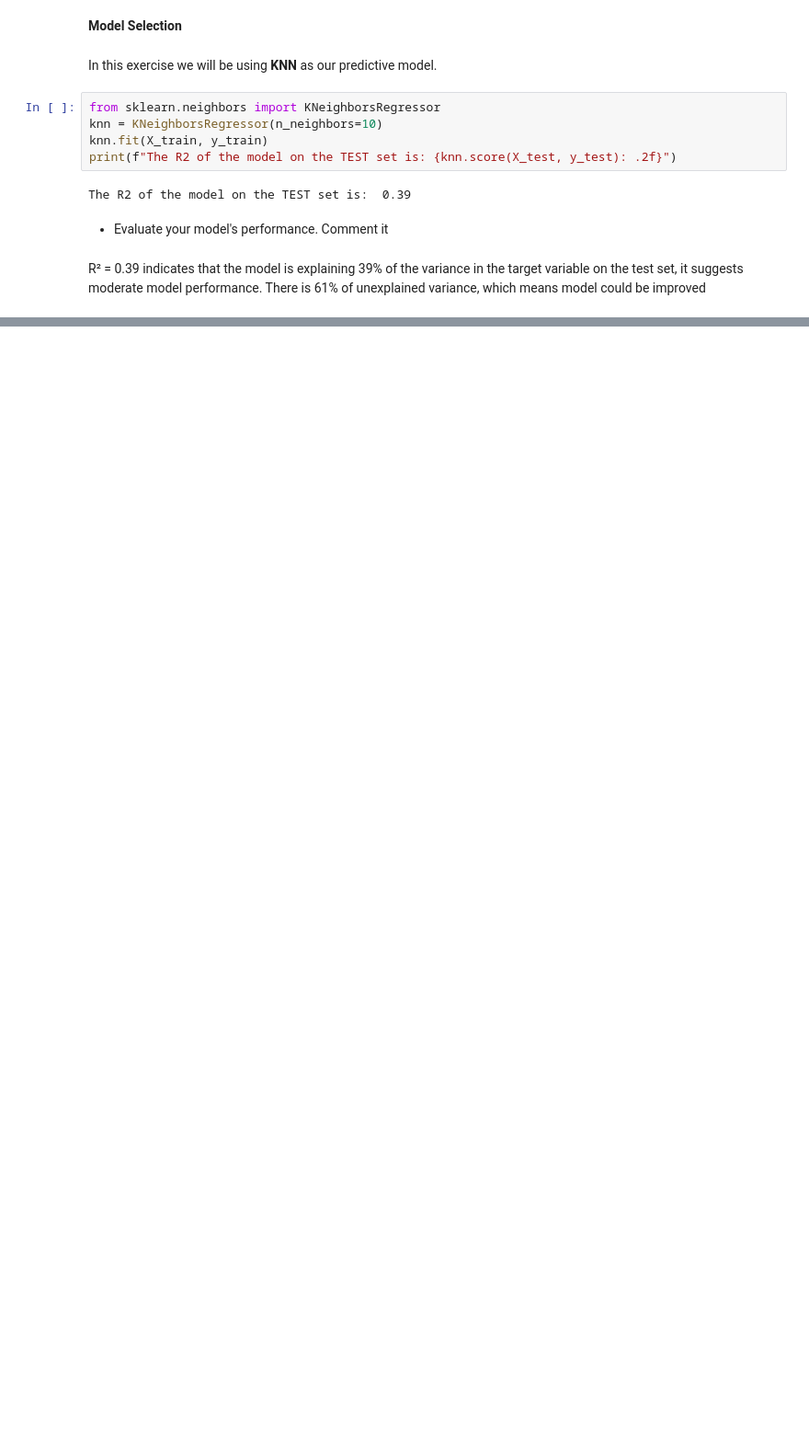
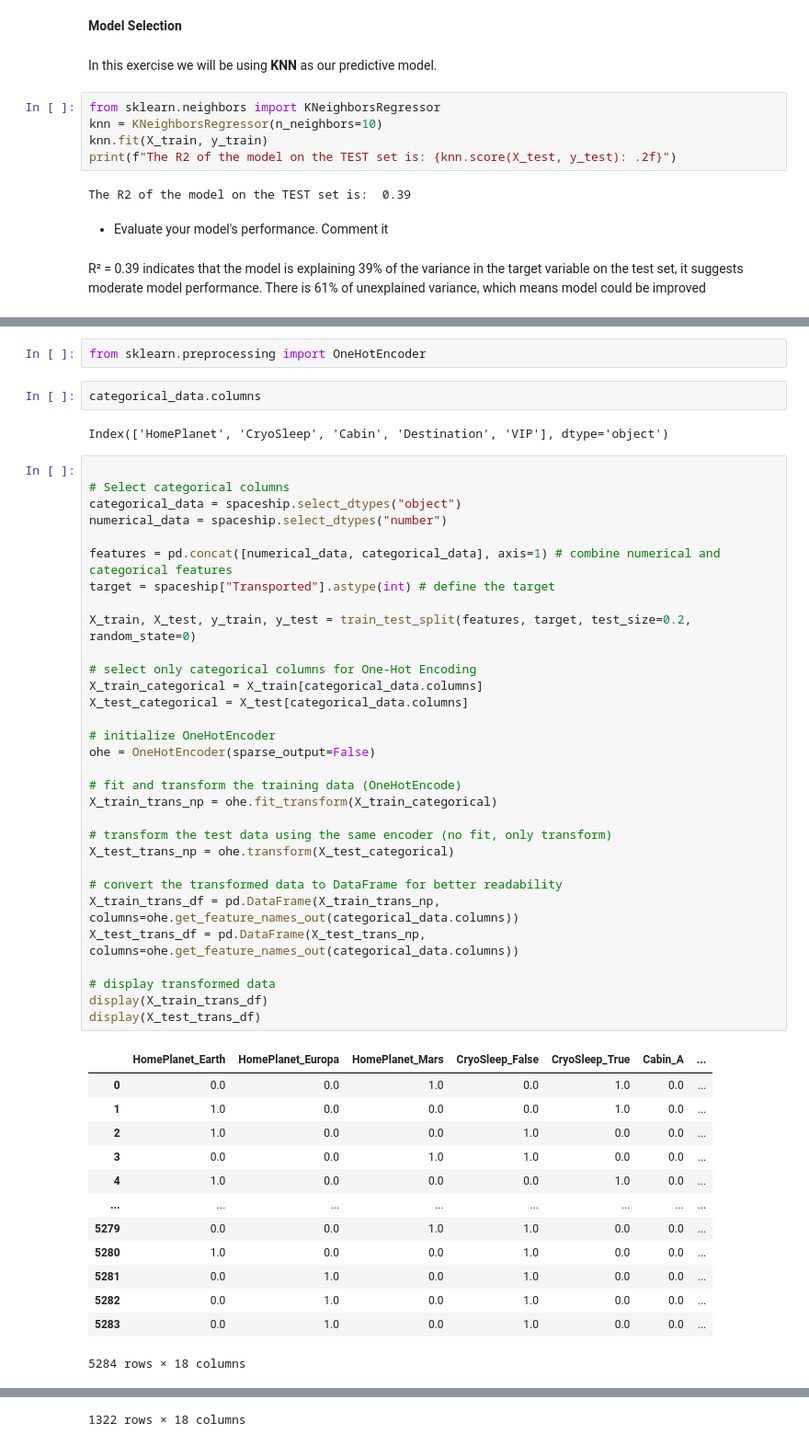
Before and after one commit to simovaeliska/lab-feature-engineering, a Jupyter notebook: lab-feature_eng.ipynb, the cells around one changed output, grey strips where cells are left out. Shown at 92% size. Drawn from its saved outputs; the diff is of its cells as text; blank space fills up the shorter version.

```diff
--- a/lab-feature_eng.ipynb
+++ b/lab-feature_eng.ipynb
@@ -207,0 +210,51 @@ There is 61% of unexplained variance, which means model could be improved
+# %%
+from sklearn.preprocessing import OneHotEncoder
+# %%
+categorical_data.columns
+# %% [output]
+Index(['HomePlanet', 'CryoSleep', 'Cabin', 'Destination', 'VIP'], dtype='object')
+# %%
+
+# Select categorical columns
+categorical_data = spaceship.select_dtypes("object")
+numerical_data = spaceship.select_dtypes("number")
+
+features = pd.concat([numerical_data, categorical_data], axis=1) # combine numerical and categorical features
+target = spaceship["Transported"].astype(int) # define the target
+
+X_train, X_test, y_train, y_test = train_test_split(features, target, test_size=0.2, random_state=0)
+
+# select only categorical columns for One-Hot Encoding
+X_train_categorical = X_train[categorical_data.columns]
+X_test_categorical = X_test[categorical_data.columns]
+
+# initialize OneHotEncoder
+ohe = OneHotEncoder(sparse_output=False)
+
+# fit and transform the training data (OneHotEncode)
+X_train_trans_np = ohe.fit_transform(X_train_categorical)
+
+# transform the test data using the same encoder (no fit, only transform)
+X_test_trans_np = ohe.transform(X_test_categorical)
+
+# convert the transformed data to DataFrame for better readability
+X_train_trans_df = pd.DataFrame(X_train_trans_np, columns=ohe.get_feature_names_out(categorical_data.columns))
+X_test_trans_df = pd.DataFrame(X_test_trans_np, columns=ohe.get_feature_names_out(categorical_data.columns))
+
+# display transformed data
+display(X_train_trans_df)
+display(X_test_trans_df)
+# %% [output]
+|  | HomePlanet_Earth | HomePlanet_Europa | HomePlanet_Mars | CryoSleep_False | CryoSleep_True | Cabin_A | ... |
+| 0 | 0.0 | 0.0 | 1.0 | 0.0 | 1.0 | 0.0 | ... |
+| 1 | 1.0 | 0.0 | 0.0 | 0.0 | 1.0 | 0.0 | ... |
+| 2 | 1.0 | 0.0 | 0.0 | 1.0 | 0.0 | 0.0 | ... |
+| 3 | 0.0 | 0.0 | 1.0 | 1.0 | 0.0 | 0.0 | ... |
+| 4 | 1.0 | 0.0 | 0.0 | 0.0 | 1.0 | 0.0 | ... |
+| ... | ... | ... | ... | ... | ... | ... | ... |
+| 5279 | 0.0 | 0.0 | 1.0 | 1.0 | 0.0 | 0.0 | ... |
+| 5280 | 1.0 | 0.0 | 0.0 | 1.0 | 0.0 | 0.0 | ... |
+| 5281 | 0.0 | 1.0 | 0.0 | 1.0 | 0.0 | 0.0 | ... |
+| 5282 | 0.0 | 1.0 | 0.0 | 1.0 | 0.0 | 0.0 | ... |
+| 5283 | 0.0 | 1.0 | 0.0 | 1.0 | 0.0 | 0.0 | ... |
+5284 rows × 18 columns
@@ -207,0 +273 @@ There is 61% of unexplained variance, which means model could be improved
+1322 rows × 18 columns
```
Also changed, not shown: parts of 4 cells of this notebook.
